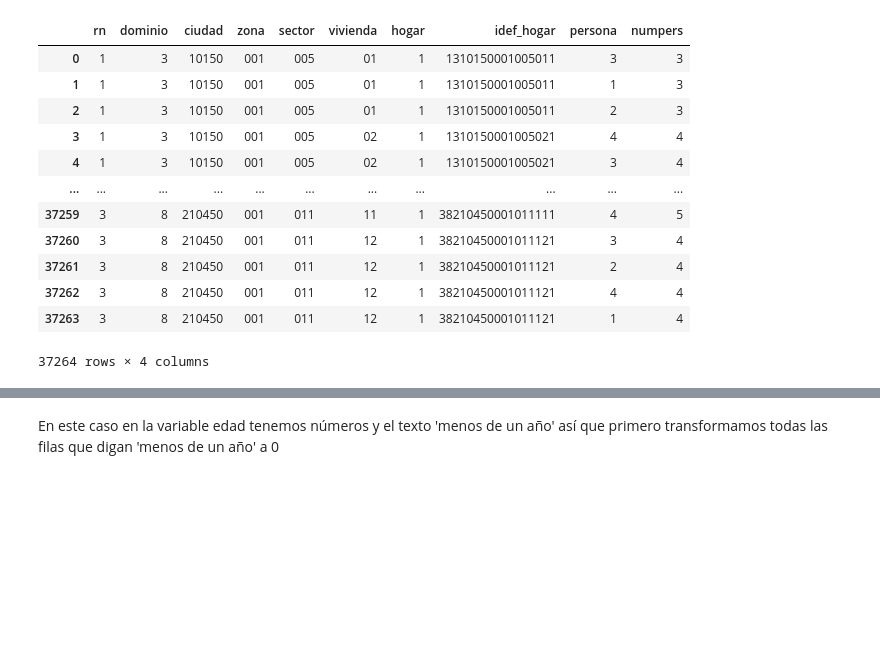
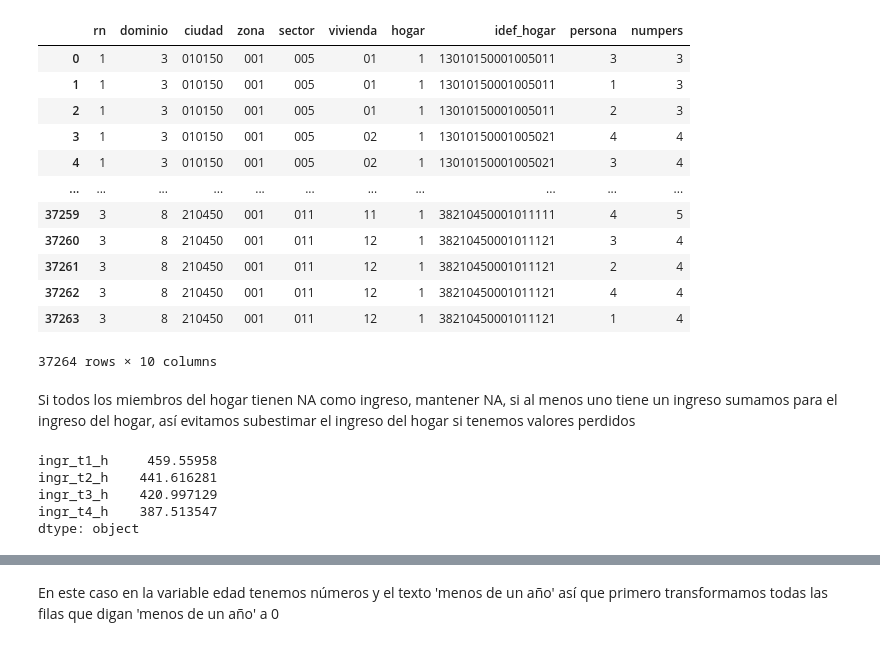
Before and after one commit to oejaramillo/salario-minimo-y-pobreza-Ecuador, a Jupyter notebook: enemdu1996.ipynb, the cells around one changed output, grey strips where cells are left out. Drawn from its saved outputs; the diff is of its cells as text; code cells hidden in the pictures; blank space fills up the shorter version.

```diff
--- a/enemdu1996.ipynb
+++ b/enemdu1996.ipynb
@@ -402,8 +167,0 @@ Name: ciudad_2, Length: 37264, dtype: object
-# %%
-parroquia_dict = {
-    '01': 'Cuenca',
-    '09': 'Guayaquil',
-    '17': 'Quito'
-}
-
-data['ciudad_asignada'] = data['ciudad_2'].apply(lambda x: parroquia_dict.get(x, 'Nacional'))
@@ -514,5 +167,0 @@ Name: def, Length: 37264, dtype: float64
-# %%
-data['ingr_t1_r'] = (data['suma_ing_t1'] / data['tipo_cambio']) * data['def']
-data['ingr_t2_r'] = (data['suma_ing_t2'] / data['tipo_cambio']) * data['def']
-data['ingr_t3_r'] = (data['suma_ing_t3'] / data['tipo_cambio']) * data['def']
-data['ingr_t4_r'] = (data['suma_ing_t4'] / data['tipo_cambio']) * data['def']
@@ -575,19 +217,21 @@ See the caveats in the documentation: https://pandas.pydata.org/pandas-docs/stab
-# %%
-data[['ingr_t1_h', 'ingr_t2_h', 'ingr_t3_h', 'ingr_t4_h']]
-# %% [output]
-|  | rn | dominio | ciudad | zona | sector | vivienda | hogar | idef_hogar | persona | numpers |
-| 0 | 1 | 3 | 10150 | 001 | 005 | 01 | 1 | 1310150001005011 | 3 | 3 |
-| 1 | 1 | 3 | 10150 | 001 | 005 | 01 | 1 | 1310150001005011 | 1 | 3 |
-| 2 | 1 | 3 | 10150 | 001 | 005 | 01 | 1 | 1310150001005011 | 2 | 3 |
-| 3 | 1 | 3 | 10150 | 001 | 005 | 02 | 1 | 1310150001005021 | 4 | 4 |
-| 4 | 1 | 3 | 10150 | 001 | 005 | 02 | 1 | 1310150001005021 | 3 | 4 |
-| ... | ... | ... | ... | ... | ... | ... | ... | ... | ... | ... |
-| 37259 | 3 | 8 | 210450 | 001 | 011 | 11 | 1 | 38210450001011111 | 4 | 5 |
-| 37260 | 3 | 8 | 210450 | 001 | 011 | 12 | 1 | 38210450001011121 | 3 | 4 |
-| 37261 | 3 | 8 | 210450 | 001 | 011 | 12 | 1 | 38210450001011121 | 2 | 4 |
-| 37262 | 3 | 8 | 210450 | 001 | 011 | 12 | 1 | 38210450001011121 | 4 | 4 |
-| 37263 | 3 | 8 | 210450 | 001 | 011 | 12 | 1 | 38210450001011121 | 1 | 4 |
-37264 rows × 4 columns
+# %%
+data[['rn', 'dominio', 'ciudad', 'zona', 'sector', 'vivienda', 'hogar', 'idef_hogar', 'persona', 'numpers']]
+# %% [output]
+|  | rn | dominio | ciudad | zona | sector | vivienda | hogar | idef_hogar | persona | numpers |
+| 0 | 1 | 3 | 010150 | 001 | 005 | 01 | 1 | 13010150001005011 | 3 | 3 |
+| 1 | 1 | 3 | 010150 | 001 | 005 | 01 | 1 | 13010150001005011 | 1 | 3 |
+| 2 | 1 | 3 | 010150 | 001 | 005 | 01 | 1 | 13010150001005011 | 2 | 3 |
+| 3 | 1 | 3 | 010150 | 001 | 005 | 02 | 1 | 13010150001005021 | 4 | 4 |
+| 4 | 1 | 3 | 010150 | 001 | 005 | 02 | 1 | 13010150001005021 | 3 | 4 |
+| ... | ... | ... | ... | ... | ... | ... | ... | ... | ... | ... |
+| 37259 | 3 | 8 | 210450 | 001 | 011 | 11 | 1 | 38210450001011111 | 4 | 5 |
+| 37260 | 3 | 8 | 210450 | 001 | 011 | 12 | 1 | 38210450001011121 | 3 | 4 |
+| 37261 | 3 | 8 | 210450 | 001 | 011 | 12 | 1 | 38210450001011121 | 2 | 4 |
+| 37262 | 3 | 8 | 210450 | 001 | 011 | 12 | 1 | 38210450001011121 | 4 | 4 |
+| 37263 | 3 | 8 | 210450 | 001 | 011 | 12 | 1 | 38210450001011121 | 1 | 4 |
+37264 rows × 10 columns
+# %% [markdown]
+Si todos los miembros del hogar tienen NA como ingreso, mantener NA, si al menos uno tiene un ingreso sumamos para el ingreso del hogar, así evitamos subestimar el ingreso del hogar si tenemos valores perdidos
 # %%
 # Definimos una función que sume pero devuelva NA si todos son NA
 def sum_with_na(series):
@@ -598,3 +247,11 @@ def sum_with_na(series):
+# %%
+data[['ingr_t1_h', 'ingr_t2_h', 'ingr_t3_h', 'ingr_t4_h']].mean()
+# %% [output]
+ingr_t1_h     459.55958
+ingr_t2_h    441.616281
+ingr_t3_h    420.997129
+ingr_t4_h    387.513547
+dtype: object
 # %%
 print("Ingreso medio de un hogar t4: ", data['ingr_t4_h'].mean())
 print("Mediana del ingreso de un hogar t4: ", data['ingr_t4_h'].median())
```
Also changed, not shown: parts of 104 cells of this notebook, 29 other files.
